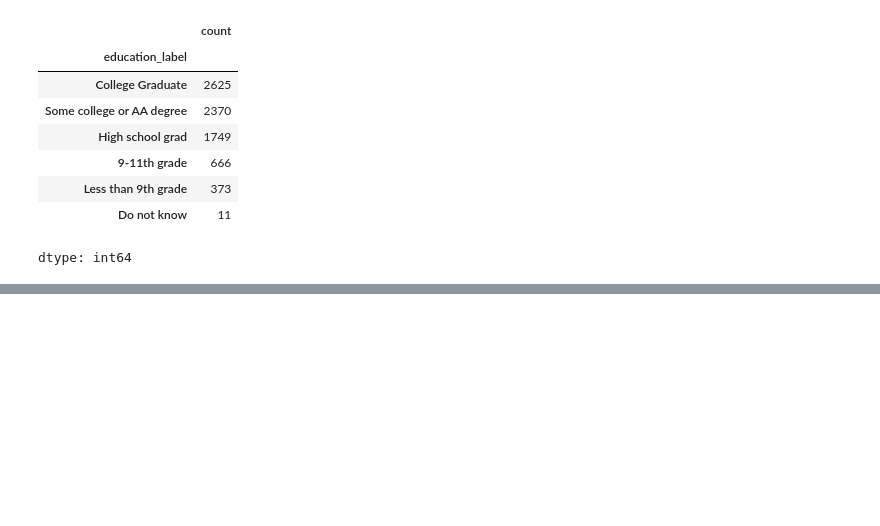
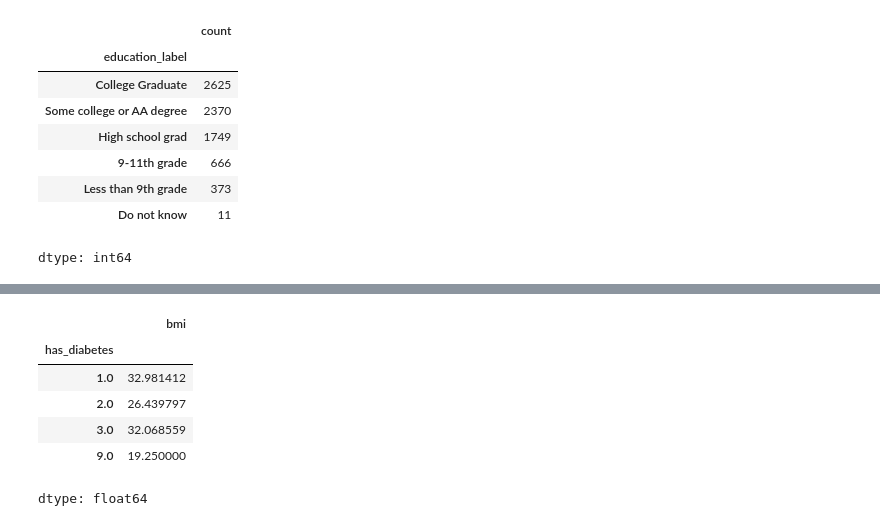
Before and after one commit to devincriniti/DSC_110, a Jupyter notebook: Data_Cleaning_&_Summarization.ipynb, the cells around one changed output, grey strips where cells are left out. Drawn from its saved outputs; the diff is of its cells as text; code cells hidden in the pictures; blank space fills up the shorter version.

```diff
--- a/Data_Cleaning_&_Summarization.ipynb
+++ b/Data_Cleaning_&_Summarization.ipynb
@@ -245,0 +330,12 @@ dtype: int64
+# %%
+#df.groupby('grouping_variable')['numeric_variable'].calculation()
+#this is giving us the average bMI per each diabetes group
+df.groupby('has_diabetes')['bmi'].mean()
+# %% [output]
+|  | bmi |
+| has_diabetes |  |
+| 1.0 | 32.981412 |
+| 2.0 | 26.439797 |
+| 3.0 | 32.068559 |
+| 9.0 | 19.250000 |
+dtype: float64
```
Also changed, not shown: parts of 11 cells of this notebook.
